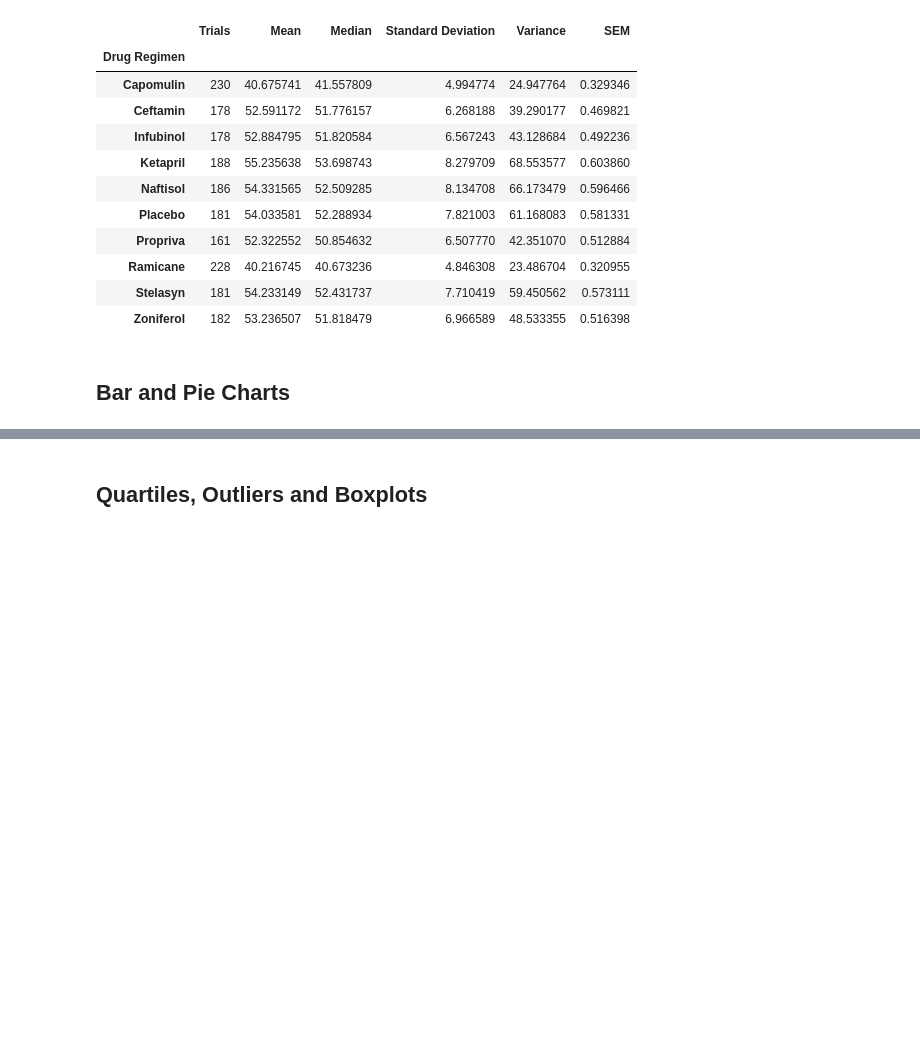
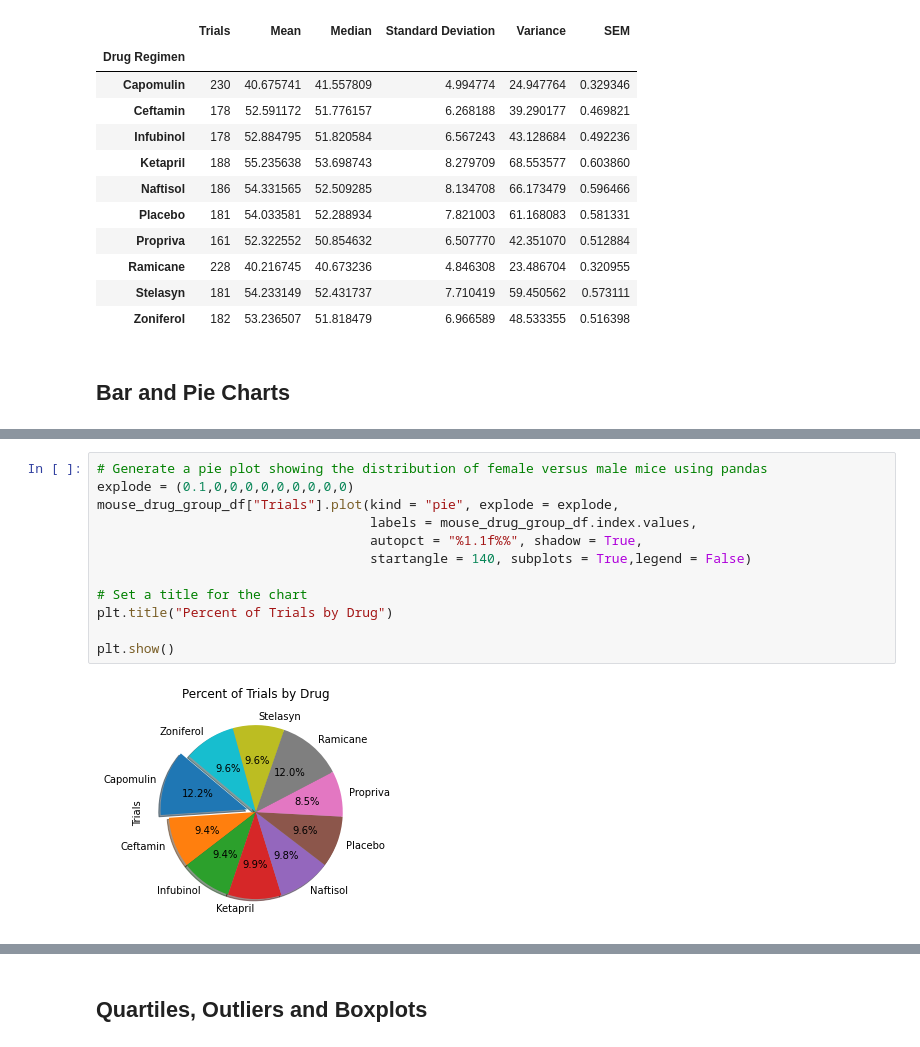
Before and after one commit to tdb219/matplotlib-challenge, a Jupyter notebook: pymaceuticals.ipynb, the cells around one changed output, grey strips where cells are left out. Drawn from its saved outputs; the diff is of its cells as text; blank space fills up the shorter version.

```diff
--- a/pymaceuticals.ipynb
+++ b/pymaceuticals.ipynb
@@ -120 +124,15 @@ Text(0, 0.5, 'Number of Trials')
+# %%
+# Generate a pie plot showing the distribution of female versus male mice using pandas
+explode = (0.1,0,0,0,0,0,0,0,0,0)
+mouse_drug_group_df["Trials"].plot(kind = "pie", explode = explode,
+                                   labels = mouse_drug_group_df.index.values,
+                                   autopct = "%1.1f%%", shadow = True,
+                                   startangle = 140, subplots = True,legend = False)
+
+# Set a title for the chart
+plt.title("Percent of Trials by Drug")
+
+plt.show()
+# %% [output]
+[figure, added]
 # %%
```
Also changed, not shown: parts of 6 cells of this notebook.
